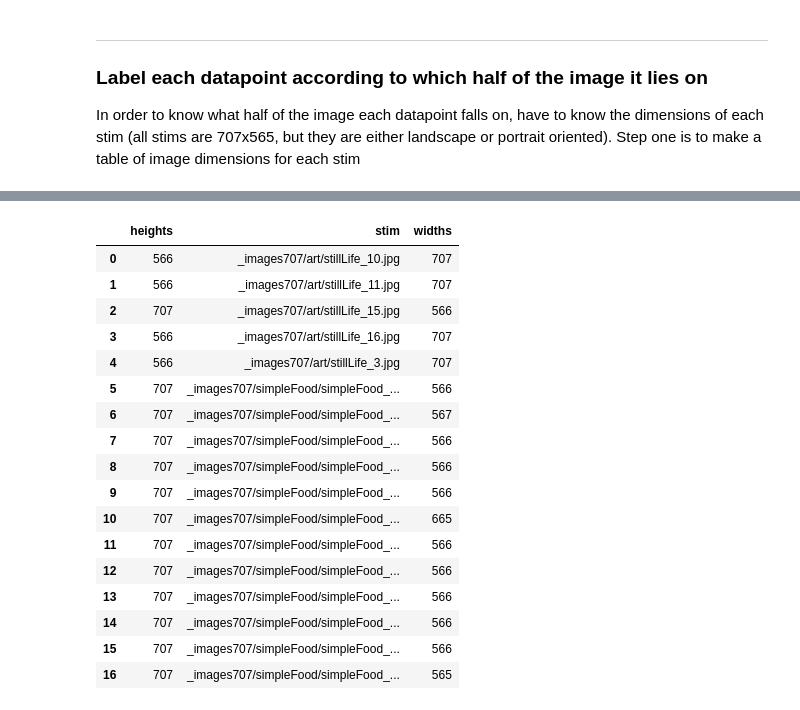
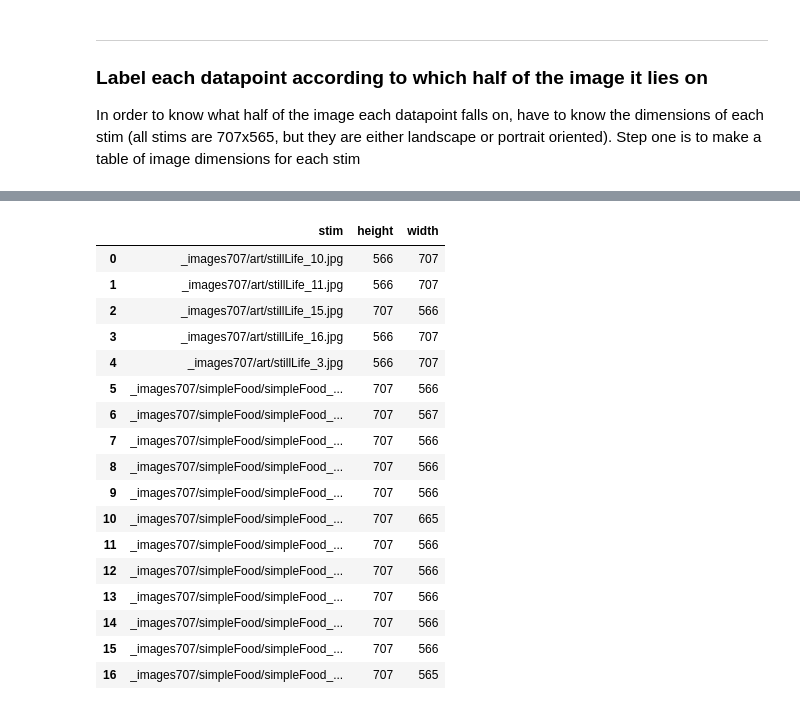
Before and after one commit to jeffmacinnes/cursorTracking, a Jupyter notebook: analysis/eyeBias/leftRightBias_analysis.ipynb, the cells around one changed output, grey strips where cells are left out. Drawn from its saved outputs; the diff is of its cells as text; code cells hidden in the pictures.

```diff
--- a/analysis/eyeBias/leftRightBias_analysis.ipynb
+++ b/analysis/eyeBias/leftRightBias_analysis.ipynb
@@ -91,32 +91,32 @@ import matplotlib.image as mpimg
 # %%
 stimDirRoot = '../../stimuli/'
 widths = np.array([], dtype=int32)
 heights = np.array([], dtype=int32)
 for s in stims:
     # open image
     thisStim = mpimg.imread(join(stimDirRoot, s))
 
     heights = np.append(heights, int(thisStim.shape[0]))
     widths = np.append(widths, int(thisStim.shape[1]))
 
-stimSize = pd.DataFrame({'stim':stims, 'widths':widths, 'heights':heights})
+stimSize = pd.DataFrame({'stim':stims, 'width':widths, 'height':heights}, columns=['stim', 'height', 'width'])
 stimSize
 # %% [output]
-|  | heights | stim | widths |
-| 0 | 566 | _images707/art/stillLife_10.jpg | 707 |
-| 1 | 566 | _images707/art/stillLife_11.jpg | 707 |
-| 2 | 707 | _images707/art/stillLife_15.jpg | 566 |
-| 3 | 566 | _images707/art/stillLife_16.jpg | 707 |
-| 4 | 566 | _images707/art/stillLife_3.jpg | 707 |
-| 5 | 707 | _images707/simpleFood/simpleFood_... | 566 |
-| 6 | 707 | _images707/simpleFood/simpleFood_... | 567 |
-| 7 | 707 | _images707/simpleFood/simpleFood_... | 566 |
-| 8 | 707 | _images707/simpleFood/simpleFood_... | 566 |
-| 9 | 707 | _images707/simpleFood/simpleFood_... | 566 |
-| 10 | 707 | _images707/simpleFood/simpleFood_... | 665 |
-| 11 | 707 | _images707/simpleFood/simpleFood_... | 566 |
-| 12 | 707 | _images707/simpleFood/simpleFood_... | 566 |
-| 13 | 707 | _images707/simpleFood/simpleFood_... | 566 |
-| 14 | 707 | _images707/simpleFood/simpleFood_... | 566 |
-| 15 | 707 | _images707/simpleFood/simpleFood_... | 566 |
-| 16 | 707 | _images707/simpleFood/simpleFood_... | 565 |
+|  | stim | height | width |
+| 0 | _images707/art/stillLife_10.jpg | 566 | 707 |
+| 1 | _images707/art/stillLife_11.jpg | 566 | 707 |
+| 2 | _images707/art/stillLife_15.jpg | 707 | 566 |
+| 3 | _images707/art/stillLife_16.jpg | 566 | 707 |
+| 4 | _images707/art/stillLife_3.jpg | 566 | 707 |
+| 5 | _images707/simpleFood/simpleFood_... | 707 | 566 |
+| 6 | _images707/simpleFood/simpleFood_... | 707 | 567 |
+| 7 | _images707/simpleFood/simpleFood_... | 707 | 566 |
+| 8 | _images707/simpleFood/simpleFood_... | 707 | 566 |
+| 9 | _images707/simpleFood/simpleFood_... | 707 | 566 |
+| 10 | _images707/simpleFood/simpleFood_... | 707 | 665 |
+| 11 | _images707/simpleFood/simpleFood_... | 707 | 566 |
+| 12 | _images707/simpleFood/simpleFood_... | 707 | 566 |
+| 13 | _images707/simpleFood/simpleFood_... | 707 | 566 |
+| 14 | _images707/simpleFood/simpleFood_... | 707 | 566 |
+| 15 | _images707/simpleFood/simpleFood_... | 707 | 566 |
+| 16 | _images707/simpleFood/simpleFood_... | 707 | 565 |
```
Also changed, not shown: parts of 30 cells of this notebook.
